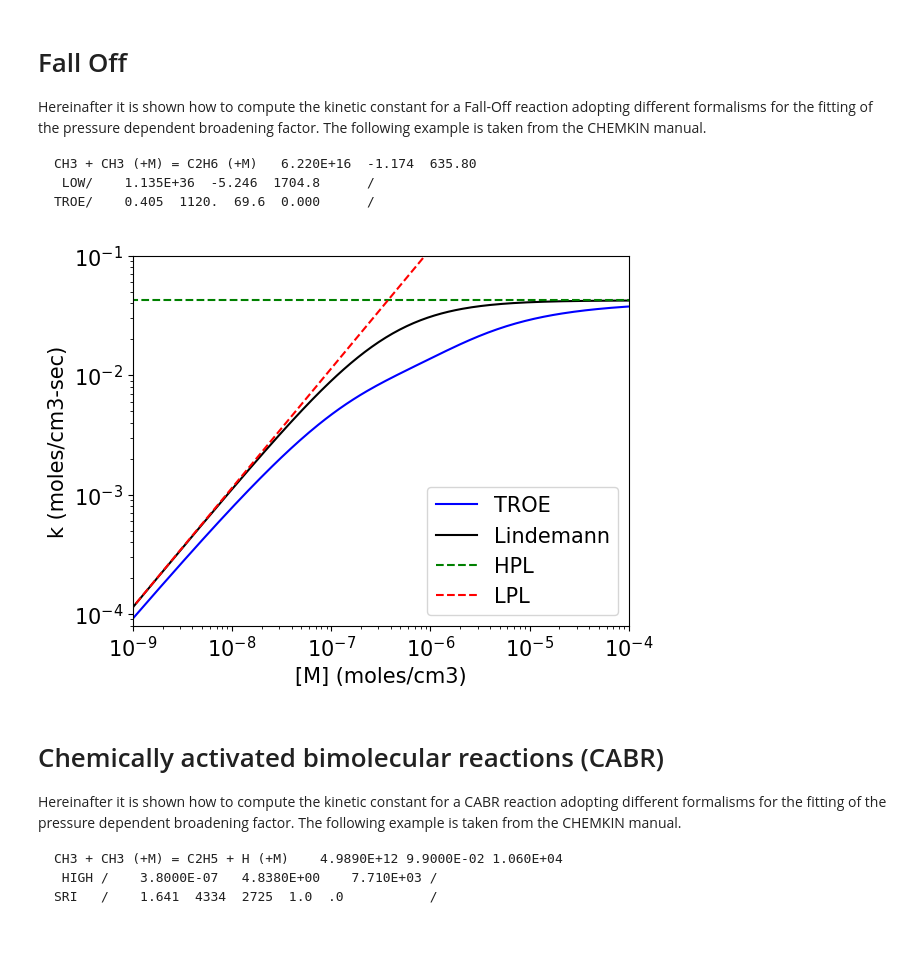
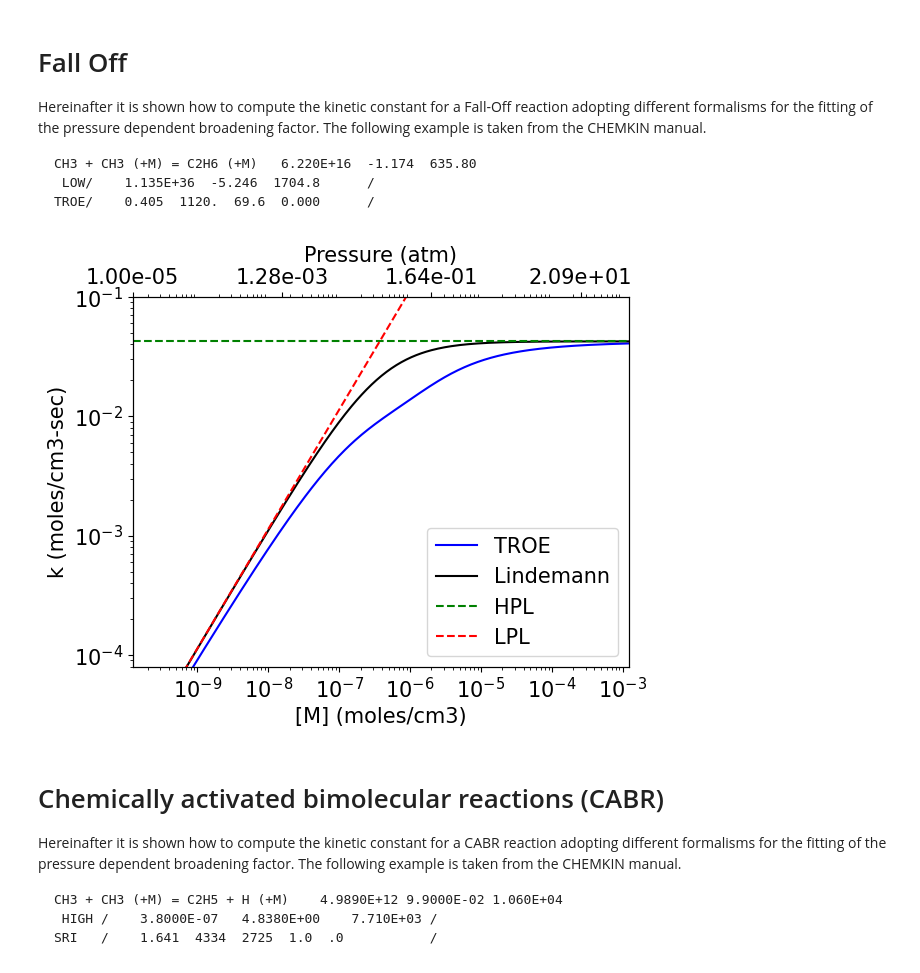
Before and after one commit to tdinelli/diffPLOG2TROE, a Jupyter notebook: examples/KineticConstants.ipynb, the cells around one changed output. Drawn from its saved outputs; the diff is of its cells as text; code cells hidden in the pictures; blank space fills up the shorter version.

```diff
--- a/examples/KineticConstants.ipynb
+++ b/examples/KineticConstants.ipynb
@@ -60,21 +65,37 @@ for p in P:
     _kcl, _, _, _ = kinetic_constant_falloff(falloff_lindemann, 1000., p)
     kcl.append(_kcl)
 # %%
-plt.rcParams["font.size"] = 15
-plt.plot(M, kc, "b-", label="TROE")
-plt.plot(M, kcl, "k-", label="Lindemann")
-plt.plot(M, kInf, "g--", label="HPL")
-plt.plot(M, k0, "r--", label="LPL")
-plt.yscale("log")
-plt.xscale("log")
-plt.xlim([1e-9, 0.0001])
-plt.ylim([8e-5, 1e-1])
-plt.xlabel("[M] (moles/cm3)")
-plt.ylabel("k (moles/cm3-sec)")
-plt.legend(loc="lower right")
+fig, ax = plt.subplots()
+
+# Main plot
+ax.plot(M, kc, "b-", label="TROE")
+ax.plot(M, kcl, "k-", label="Lindemann")
+ax.plot(M, kInf, "g--", label="HPL")
+ax.plot(M, k0, "r--", label="LPL")
+ax.set_yscale("log")
+ax.set_xscale("log")
+ax.set_xlim([min(M), max(M)])
+ax.set_ylim([8e-5, 1e-1])
+ax.set_xlabel("[M] (moles/cm3)")
+ax.set_ylabel("k (moles/cm3-sec)")
+ax.legend(loc="lower right")
+
+# Create a secondary x-axis on top that shows pressure values (P)
+ax_top = ax.twiny()
+# Set the same x-limits for the secondary axis based on M
+ax_top.set_xlim(ax.get_xlim())
+# Set the secondary axis to log scale
+ax_top.set_xscale('log')
+# Set the new ticks and labels for the secondary axis based on P
+# Here, we're assuming P corresponds to M in a one-to-one relationship from your loop
+ax_top.set_xticks(M[::90])  # Choose appropriate intervals
+ax_top.set_xticklabels([f"{p:.2e}" for p in P[::90]])  # Format P values as scientific notation
+
+# Label for the secondary x-axis
+ax_top.set_xlabel("Pressure (atm)")
 plt.show()
 # %% [output]
-[figure, old version]
+[figure, new version]
 # %% [markdown]
 # Chemically activated bimolecular reactions (CABR)
 Hereinafter it is shown how to compute the kinetic constant for a CABR reaction adopting different formalisms for the fitting of the pressure dependent broadening factor. The following example is taken from the CHEMKIN manual.
```
Also changed, not shown: parts of 3 cells of this notebook, 5 other files.
